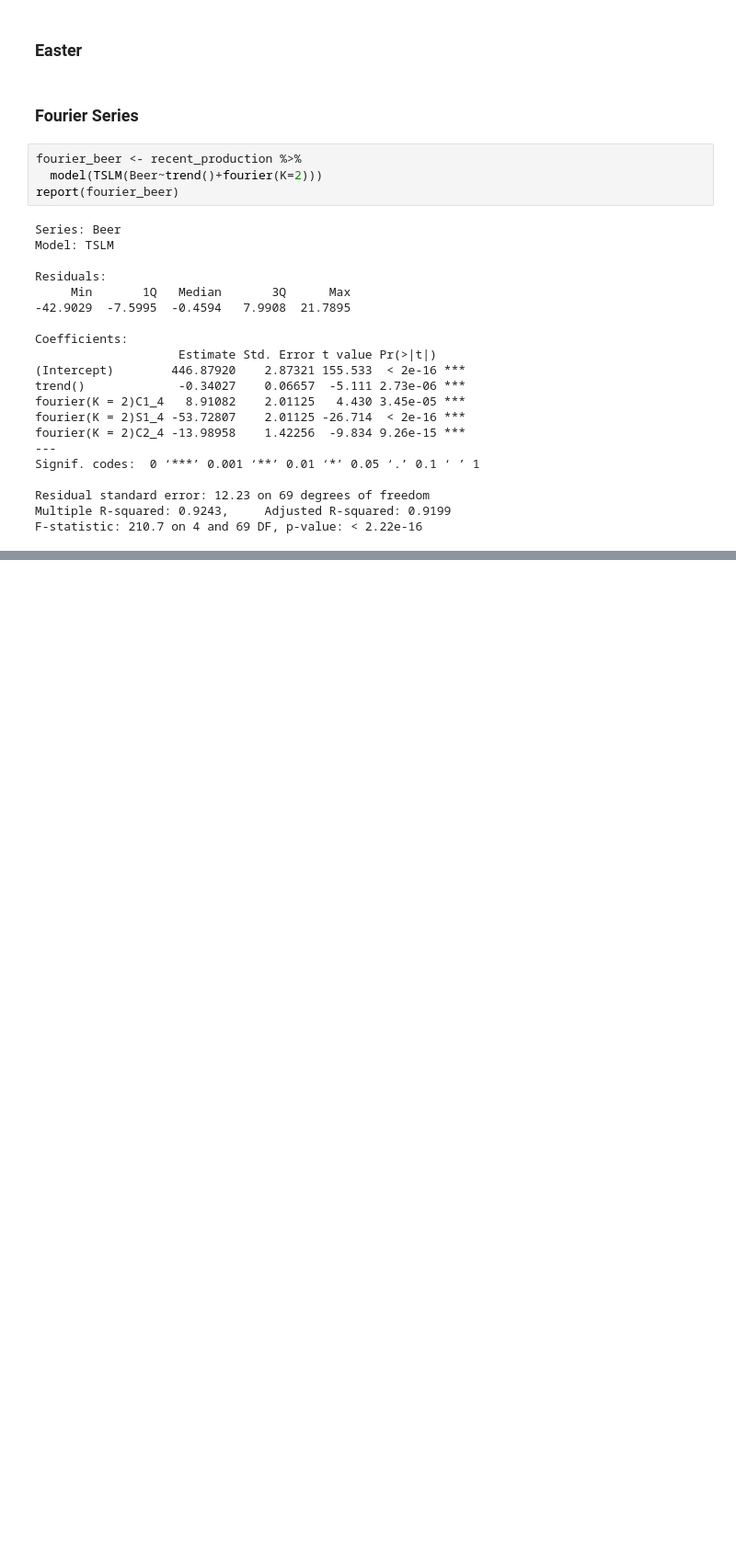
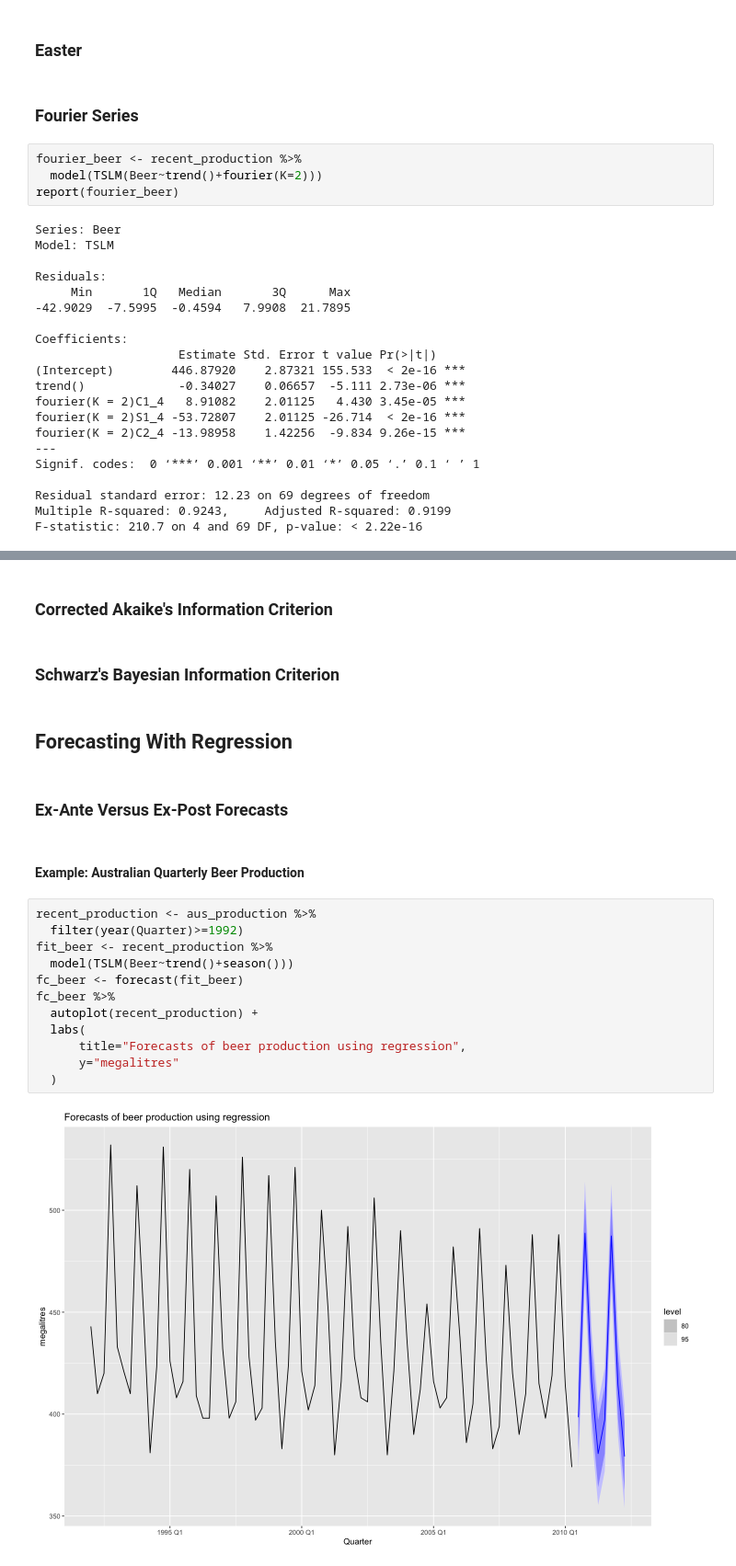
Before and after one commit to antounes/fpp3, a Jupyter notebook: 7_time_series_regression_models.ipynb, the cells around one changed output, grey strips where cells are left out. Shown at 92% size. Drawn from its saved outputs; the diff is of its cells as text; blank space fills up the shorter version.

Commit message:
forecasting with regression

```diff
--- a/7_time_series_regression_models.ipynb
+++ b/7_time_series_regression_models.ipynb
@@ -333,0 +340,24 @@ F-statistic: 210.7 on 4 and 69 DF, p-value: < 2.22e-16
+# %% [markdown]
+### Corrected Akaike's Information Criterion
+# %% [markdown]
+### Schwarz's Bayesian Information Criterion
+# %% [markdown]
+## Forecasting With Regression
+# %% [markdown]
+### Ex-Ante Versus Ex-Post Forecasts
+# %% [markdown]
+#### Example: Australian Quarterly Beer Production
+# %%
+recent_production <- aus_production %>%
+  filter(year(Quarter)>=1992)
+fit_beer <- recent_production %>%
+  model(TSLM(Beer~trend()+season()))
+fc_beer <- forecast(fit_beer)
+fc_beer %>%
+  autoplot(recent_production) +
+  labs(
+      title="Forecasts of beer production using regression",
+      y="megalitres"
+  )
+# %% [output]
+[figure, added]
```
Also changed, not shown: parts of 11 cells of this notebook.
